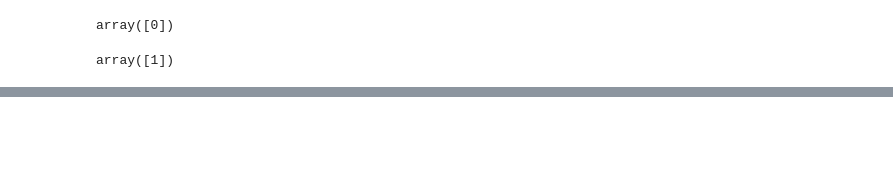
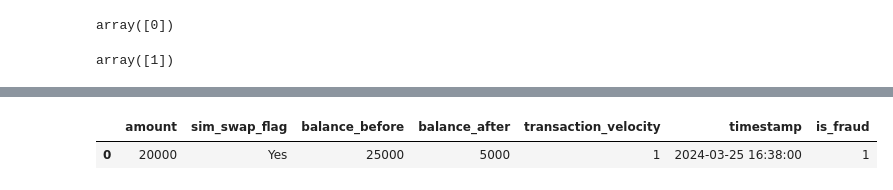
Before and after one commit to promibe/M-Pesa-Fraud-Transaction-Detection-System-, a Jupyter notebook: Fraud_detection.ipynb, the cells around one changed output, grey strips where cells are left out. Drawn from its saved outputs; the diff is of its cells as text; code cells hidden in the pictures; blank space fills up the shorter version.

```diff
--- a/Fraud_detection.ipynb
+++ b/Fraud_detection.ipynb
@@ -387 +490,7 @@ array([1])
 #dump the randomforest model
+# %%
+#dumping the scaler
+import joblib
+
+with open('Fraud_detection_scaler.pkl', 'wb') as f:
+    joblib.dump(scaler, f)
@@ -387,0 +580,16 @@ array([1])
+# %%
+test_df = pd.DataFrame({
+    'amount':[20000],
+    'sim_swap_flag': ['Yes'],
+    'balance_before':[25000],
+    'balance_after':[5000],
+    'transaction_velocity':[1],
+    'timestamp': ['2024-03-25 16:38:00']
+})
+# %%
+test_df['is_fraud'] = preprocess_and_predict.prediction
+# %%
+test_df
+# %% [output]
+|  | amount | sim_swap_flag | balance_before | balance_after | transaction_velocity | timestamp | is_fraud |
+| 0 | 20000 | Yes | 25000 | 5000 | 1 | 2024-03-25 16:38:00 | 1 |
```
Also changed, not shown: parts of 26 cells of this notebook, 11 other files.
